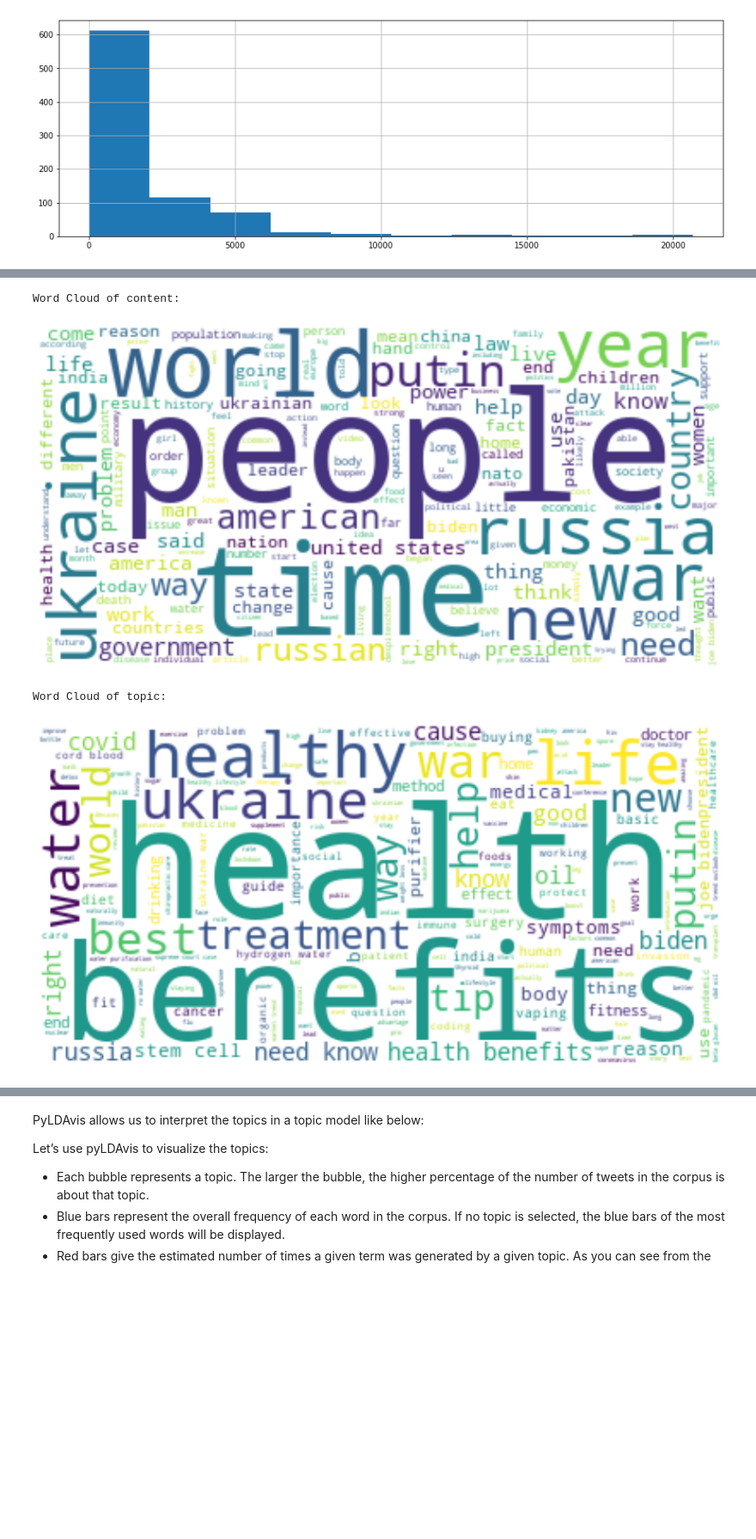
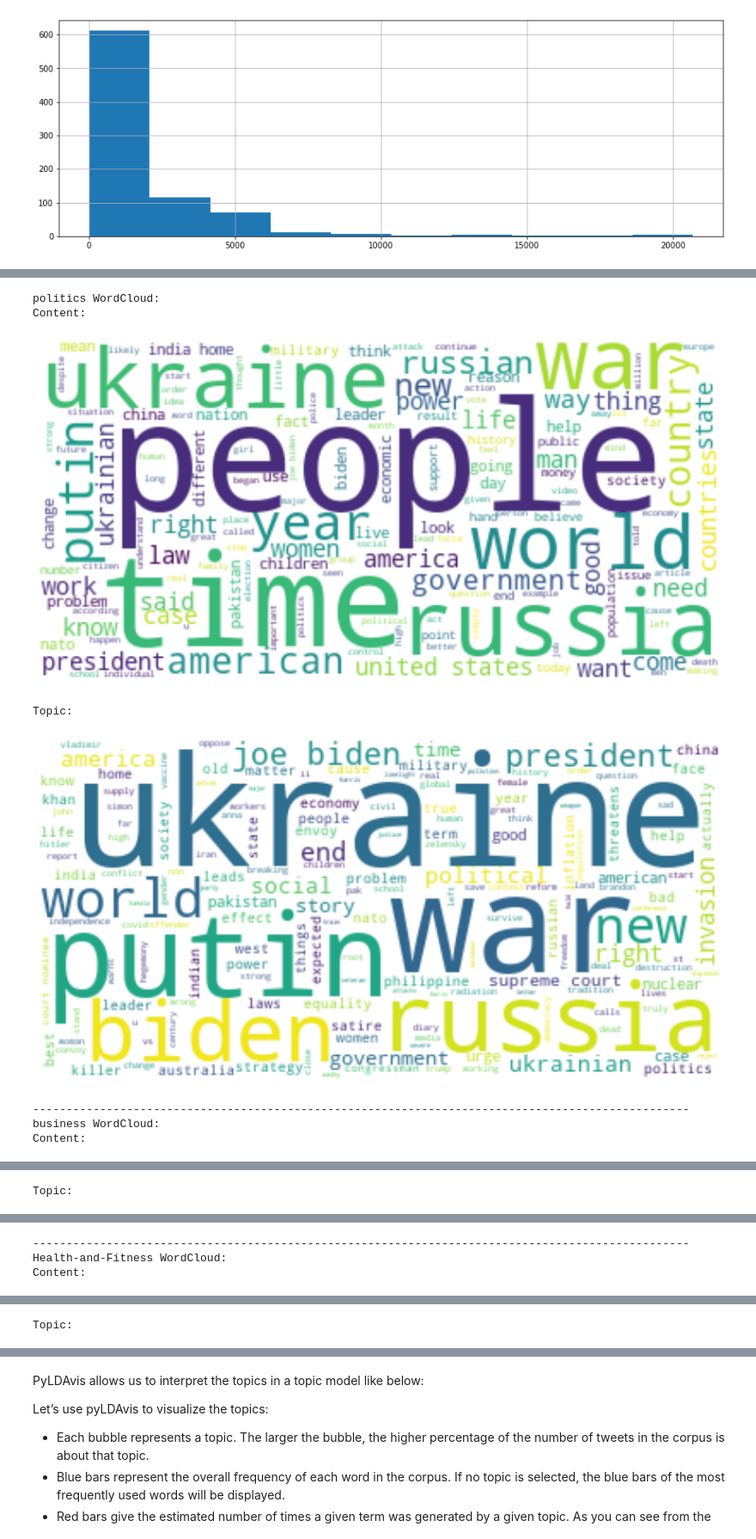
Before and after one commit to yaellevi8/FinalProject_DataScience, a Jupyter notebook: ML models/ML_model.ipynb, the cells around one changed output, grey strips where cells are left out. Shown at 86% size. Saved outputs shown, nothing was run; the diff lists cells and outputs as text; code cells hidden in the pictures; blank space fills up the shorter version.

Commit message:
more visualization and documentation

```diff
--- a/ML models/ML_model.ipynb
+++ b/ML models/ML_model.ipynb
@@ -78,9 +145,12 @@ def freq_words(x, terms = 20):
     ax = sns.barplot(data=d, x= "Word", y = "Count")
     plt.show()
 
-print("most frequent terms in content: ")
-freq_words(df["content"])
+for category in set(df["category"]):
+    print(category + ":")
+    print("most frequent terms in content: ")
+    freq_words(df[df["category"] == category].content)
 
-print("most frequent terms in topic: ")
-freq_words(df["topic"])
+    print("most frequent terms in topic: ")
+    freq_words(df[df["category"] == category].topic)
+    print("--------------------------------------------------------------------------------------------------------------------")
 # %% [output]
@@ -91,27 +179,36 @@ most frequent terms in topic:
 # %%
-def wordCloud_content():
-    text = " ".join(i for i in df.content)
+from wordcloud import WordCloud
+
+def wordCloud_content(category):
+    text = " ".join(i for i in df[df['category'] == category].content)
     wordcloud = WordCloud(background_color="white").generate(text)
     plt.figure( figsize=(15,13))
     plt.imshow(wordcloud, interpolation='bilinear')
     plt.axis("off")
     plt.show()
 
-def wordCloud_topic():
-    text = " ".join(i for i in df.topic)
+def wordCloud_topic(category):
+    text = " ".join(i for i in df[df['category'] == category].topic)
     wordcloud = WordCloud(background_color="white").generate(text)
     plt.figure( figsize=(15,13))
     plt.imshow(wordcloud, interpolation='bilinear')
     plt.axis("off")
     plt.show()
 
-print("Word Cloud of content: ")
-wordCloud_content()
+for category in set(df["category"]):
+    print(category + " WordCloud:")
+    print("Content:")
+    wordCloud_content(category)
 
-print("Word Cloud of topic: ")
-wordCloud_topic()
+    print("Topic:")
+    wordCloud_topic(category)
+    print("--------------------------------------------------------------------------------------------------")
 # %% [output]
-Word Cloud of content:
+politics WordCloud:
+Content:
-[figure, old version]
+[figure, new version]
-Word Cloud of topic:
+Topic:
-[figure, old version]
+[figure, new version]
+--------------------------------------------------------------------------------------------------
+business WordCloud:
+Content:
@@ -117,0 +216 @@ Word Cloud of topic:
+Topic:
@@ -117,0 +218,3 @@ Word Cloud of topic:
+--------------------------------------------------------------------------------------------------
+Health-and-Fitness WordCloud:
+Content:
@@ -117,0 +222 @@ Word Cloud of topic:
+Topic:
```
Also changed, not shown: parts of 22 cells of this notebook.
